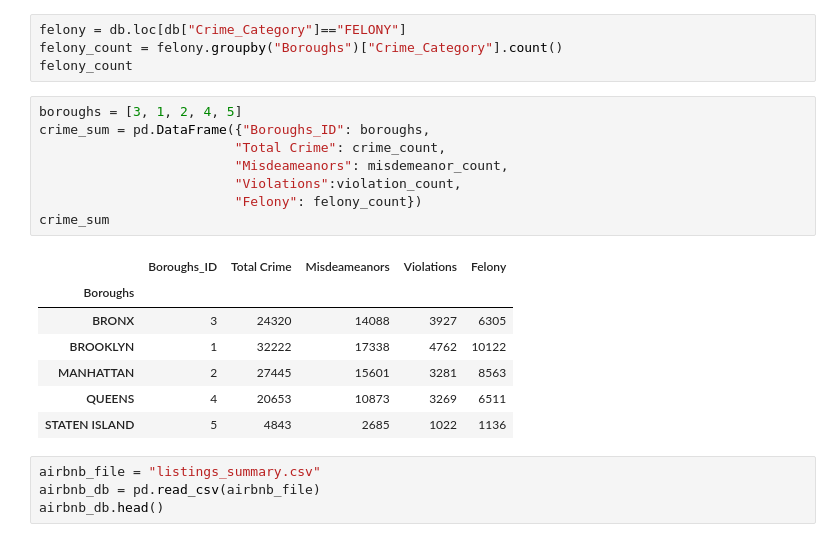
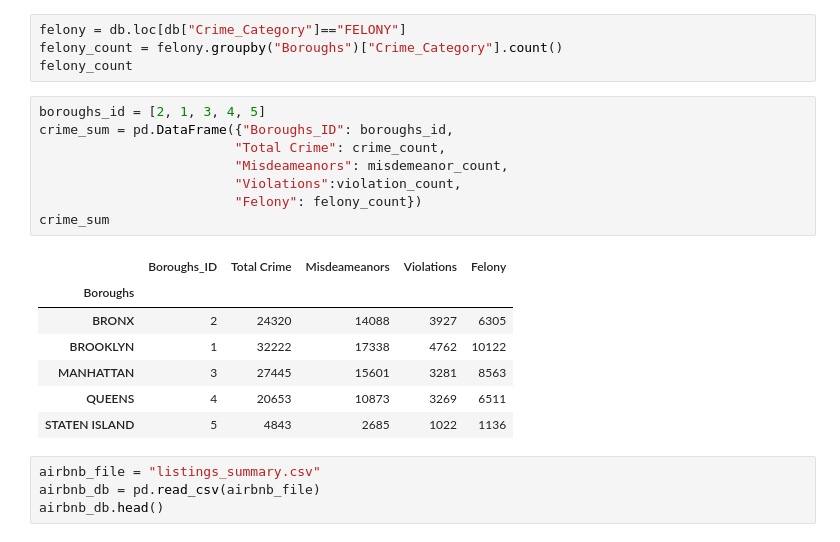
Before and after one commit to jxl696/ETL-Project, a Jupyter notebook: Crime_DB.ipynb, the cells around one changed output. Saved outputs shown, nothing was run; the diff lists cells and outputs as text.

```diff
--- a/Crime_DB.ipynb
+++ b/Crime_DB.ipynb
@@ -52,19 +52,19 @@ felony = db.loc[db["Crime_Category"]=="FELONY"]
 felony_count = felony.groupby("Boroughs")["Crime_Category"].count()
 felony_count
 # %%
-boroughs = [3, 1, 2, 4, 5]
-crime_sum = pd.DataFrame({"Boroughs_ID": boroughs,
+boroughs_id = [2, 1, 3, 4, 5]
+crime_sum = pd.DataFrame({"Boroughs_ID": boroughs_id,
                          "Total Crime": crime_count,
                          "Misdeameanors": misdemeanor_count,
                          "Violations":violation_count,
                          "Felony": felony_count})
 crime_sum
 # %% [output]
 |  | Boroughs_ID | Total Crime | Misdeameanors | Violations | Felony |
 | Boroughs |  |  |  |  |  |
-| BRONX | 3 | 24320 | 14088 | 3927 | 6305 |
+| BRONX | 2 | 24320 | 14088 | 3927 | 6305 |
 | BROOKLYN | 1 | 32222 | 17338 | 4762 | 10122 |
-| MANHATTAN | 2 | 27445 | 15601 | 3281 | 8563 |
+| MANHATTAN | 3 | 27445 | 15601 | 3281 | 8563 |
 | QUEENS | 4 | 20653 | 10873 | 3269 | 6511 |
 | STATEN ISLAND | 5 | 4843 | 2685 | 1022 | 1136 |
 # %%
```
Also changed, not shown: parts of 6 cells of this notebook.
